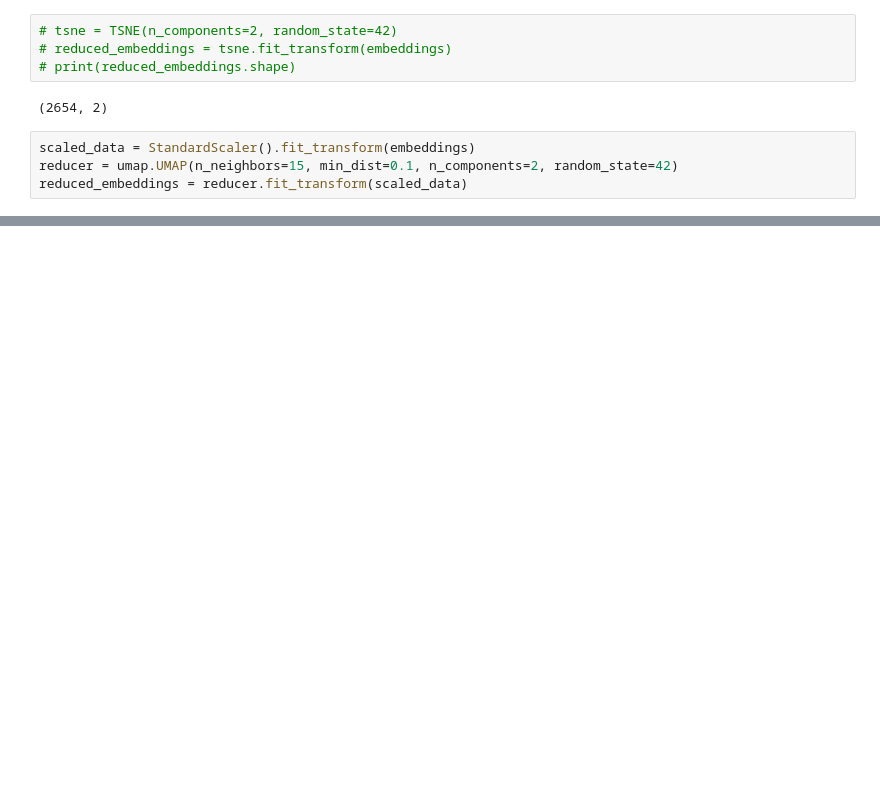
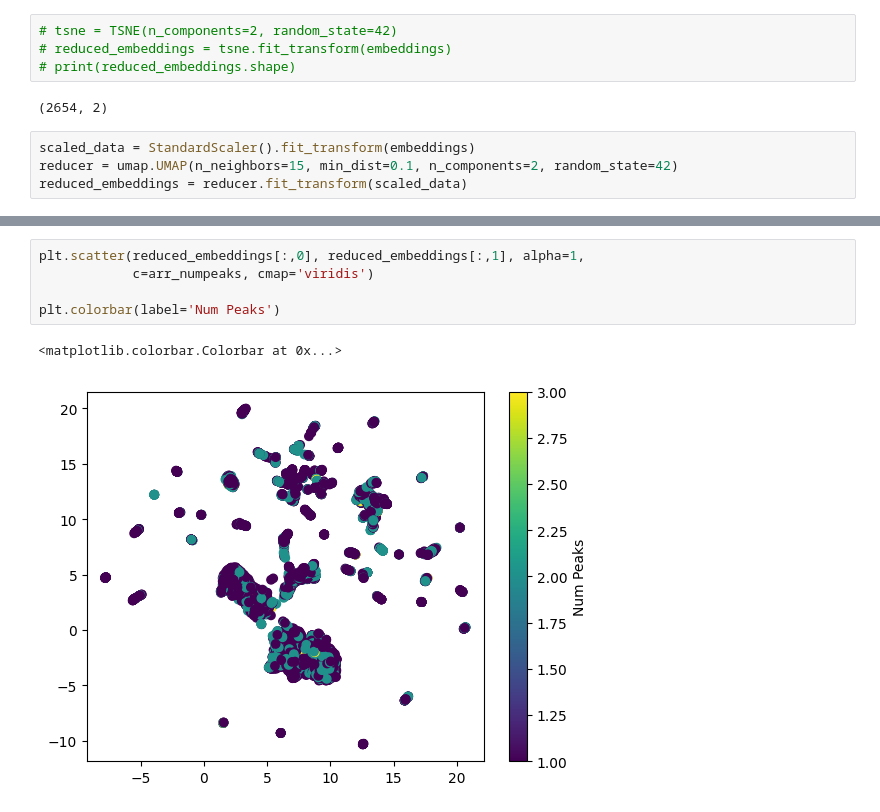
Before and after one commit to julius-2027/cs229_rna_folding, a Jupyter notebook: modular_setup_improved/analyze_embeddings.ipynb, the cells around one changed output, grey strips where cells are left out. Cells and saved outputs as stored; diff of their text form; blank space fills up the shorter version.

```diff
--- a/modular_setup_improved/analyze_embeddings.ipynb
+++ b/modular_setup_improved/analyze_embeddings.ipynb
@@ -54 +69,9 @@ plt.colorbar(label='Sequence Length')
+# %%
+plt.scatter(reduced_embeddings[:,0], reduced_embeddings[:,1], alpha=1,
+            c=arr_numpeaks, cmap='viridis')
+
+plt.colorbar(label='Num Peaks')
+# %% [output]
+<matplotlib.colorbar.Colorbar at 0x...>
+[figure, added]
 # %%
```
Also changed, not shown: parts of 38 cells of this notebook, 25 other files.
